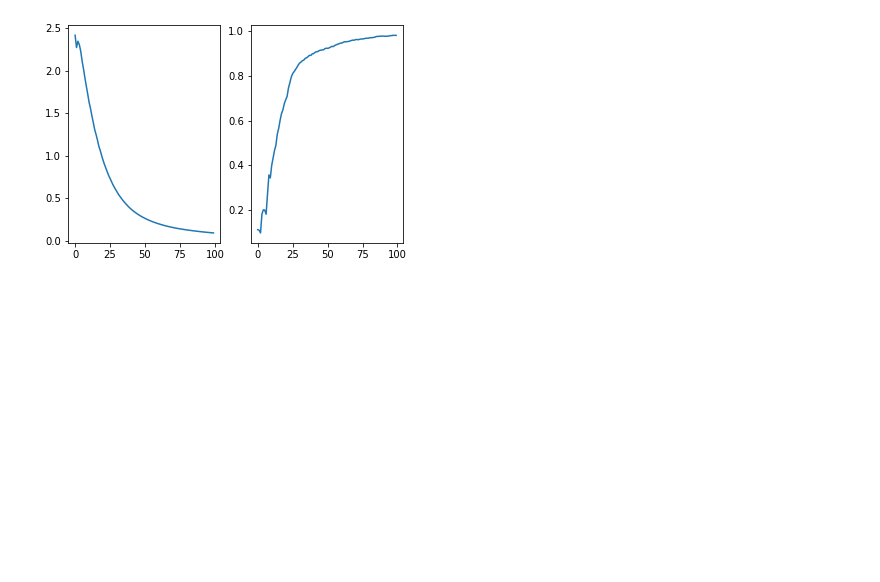
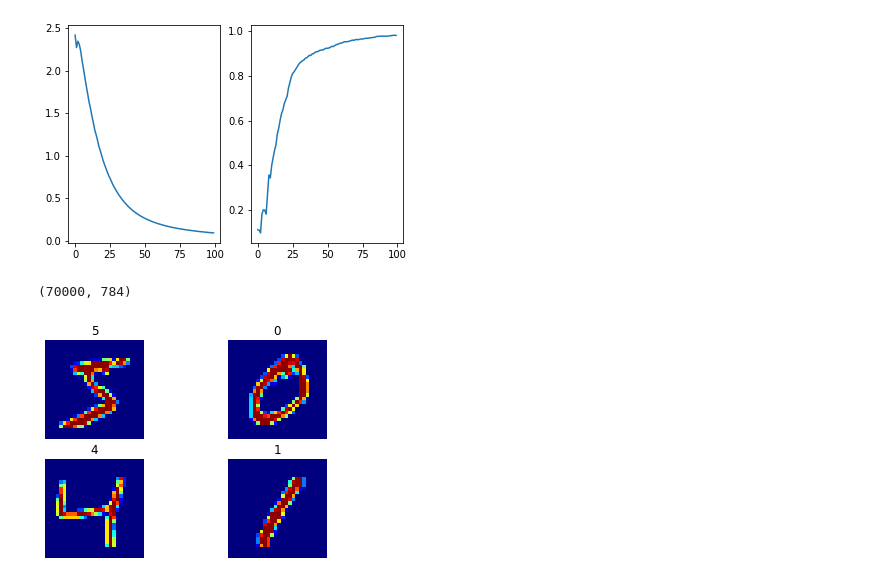
Before and after one commit to chi-hun/chi-hun, a Jupyter notebook: Untitled4.ipynb, the cells around one changed output. Saved outputs shown, nothing was run; the diff lists cells and outputs as text; code cells hidden in the pictures; blank space fills up the shorter version.

```diff
--- a/Untitled4.ipynb
+++ b/Untitled4.ipynb
@@ -1319,3 +1323,22 @@ plt.plot(acc)
 plt.show()
 # %% [output]
 [figure]
+# %%
+from sklearn.datasets import fetch_openml
+mnist = fetch_openml('mnist_784', version=1, cache=True)
+# %%
+x = np.array(mnist.data)/255
+y = mnist.target.astype('int64')
+# %%
+x.shape
+# %% [output]
+(70000, 784)
+# %%
+for i in range(4):
+    plt.subplot(2,2,i+1)
+    plt.title(y[i])
+    plt.imshow(x[i].reshape(28,28), cmap='jet')
+    plt.axis(False)
+plt.show()
+# %% [output]
+[figure, added]
```
Also changed, not shown: parts of 77 cells of this notebook.
